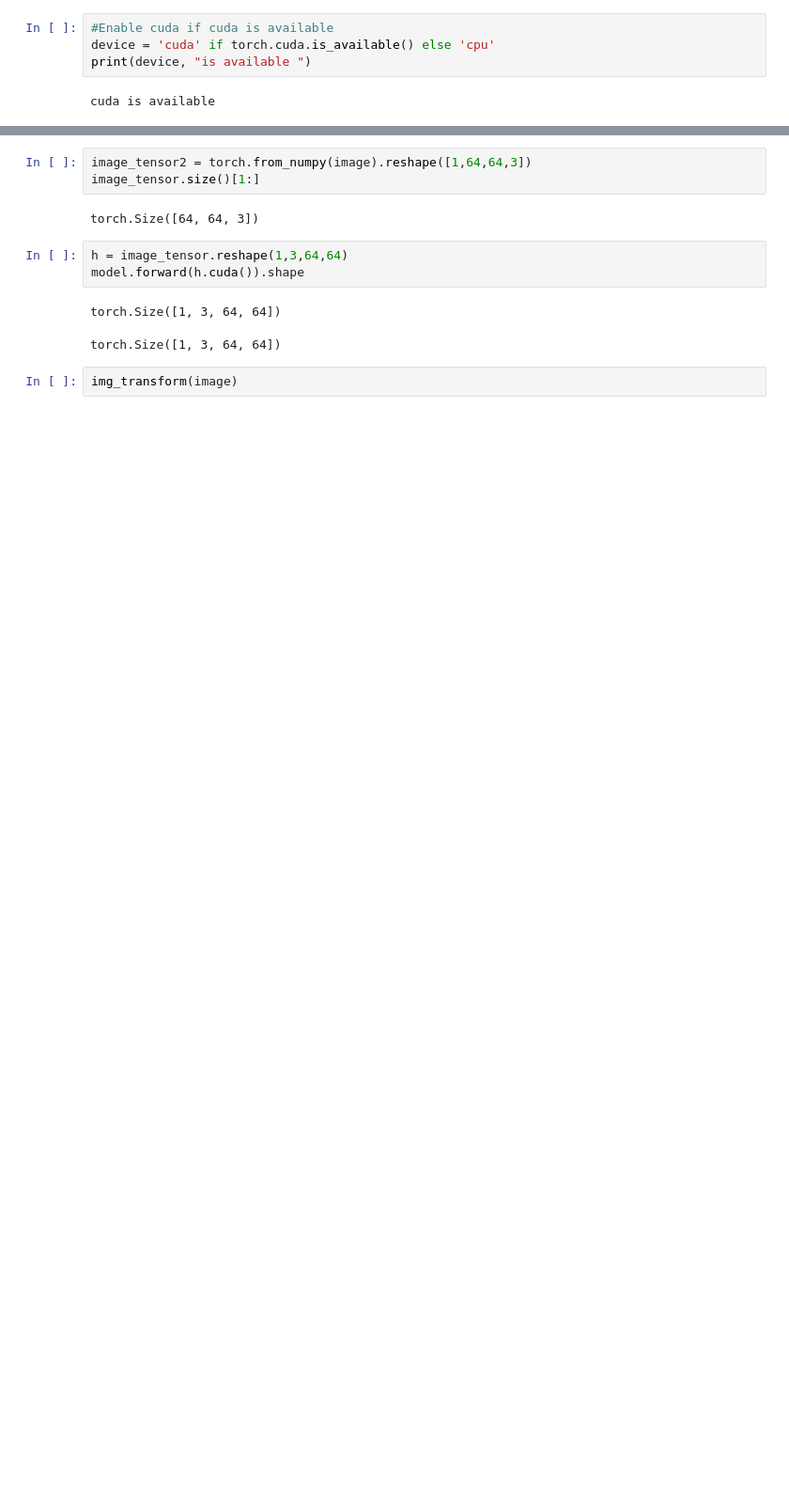
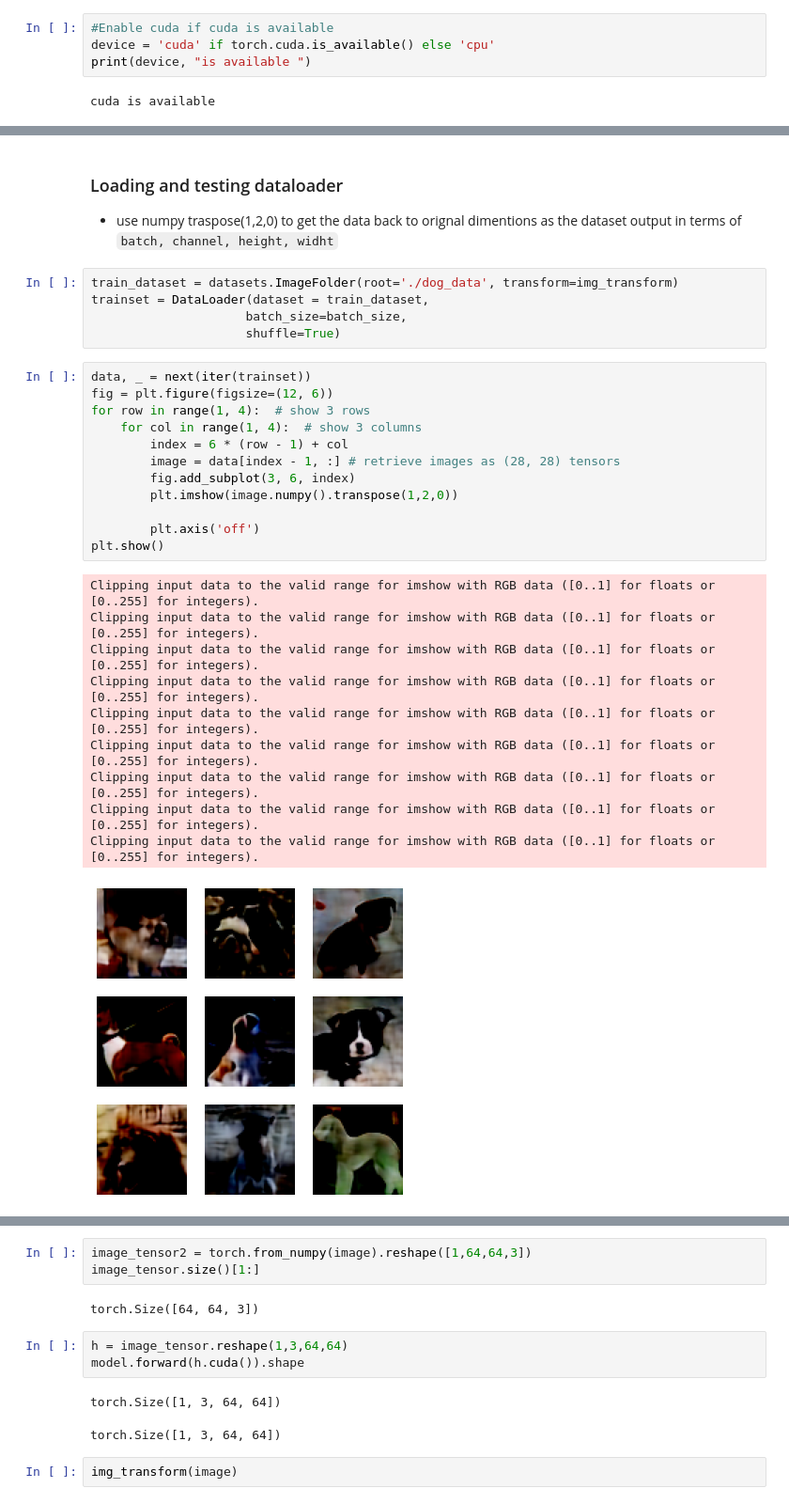
Before and after one commit to akashkmr27089/Deep-Reinforcemnt-Learning-ALL-, a Jupyter notebook: world_model/Variational Autoencoder/Autoencoder in dog images.ipynb, the cells around one changed output, grey strips where cells are left out. Shown: that part at 94% size. Cells and saved outputs as stored; diff of their text form; blank space fills up the shorter version.

```diff
--- a/world_model/Variational Autoencoder/Autoencoder in dog images.ipynb
+++ b/world_model/Variational Autoencoder/Autoencoder in dog images.ipynb
@@ -29,3 +35,36 @@ img_transform = transforms.Compose([
     transforms.ToTensor(),
     transforms.Normalize((0.5,0.5,0.5), (0.5,0.5,0.5))
 ])
+# %% [markdown]
+### Loading and testing dataloader
+
+* use numpy traspose(1,2,0) to get the data back to orignal dimentions as the dataset output in terms of
+`batch, channel, height, widht`
+# %%
+train_dataset = datasets.ImageFolder(root='./dog_data', transform=img_transform)
+trainset = DataLoader(dataset = train_dataset,
+                     batch_size=batch_size,
+                     shuffle=True)
+# %%
+data, _ = next(iter(trainset))
+fig = plt.figure(figsize=(12, 6))
+for row in range(1, 4):  # show 3 rows
+    for col in range(1, 4):  # show 3 columns
+        index = 6 * (row - 1) + col
+        image = data[index - 1, :] # retrieve images as (28, 28) tensors
+        fig.add_subplot(3, 6, index)
+        plt.imshow(image.numpy().transpose(1,2,0))
+
+        plt.axis('off')
+plt.show()
+# %% [output]
+Clipping input data to the valid range for imshow with RGB data ([0..1] for floats or [0..255] for integers).
+Clipping input data to the valid range for imshow with RGB data ([0..1] for floats or [0..255] for integers).
+Clipping input data to the valid range for imshow with RGB data ([0..1] for floats or [0..255] for integers).
+Clipping input data to the valid range for imshow with RGB data ([0..1] for floats or [0..255] for integers).
+Clipping input data to the valid range for imshow with RGB data ([0..1] for floats or [0..255] for integers).
+Clipping input data to the valid range for imshow with RGB data ([0..1] for floats or [0..255] for integers).
+Clipping input data to the valid range for imshow with RGB data ([0..1] for floats or [0..255] for integers).
+Clipping input data to the valid range for imshow with RGB data ([0..1] for floats or [0..255] for integers).
+Clipping input data to the valid range for imshow with RGB data ([0..1] for floats or [0..255] for integers).
+[figure, added]
```
Also changed, not shown: parts of 12 cells of this notebook.
